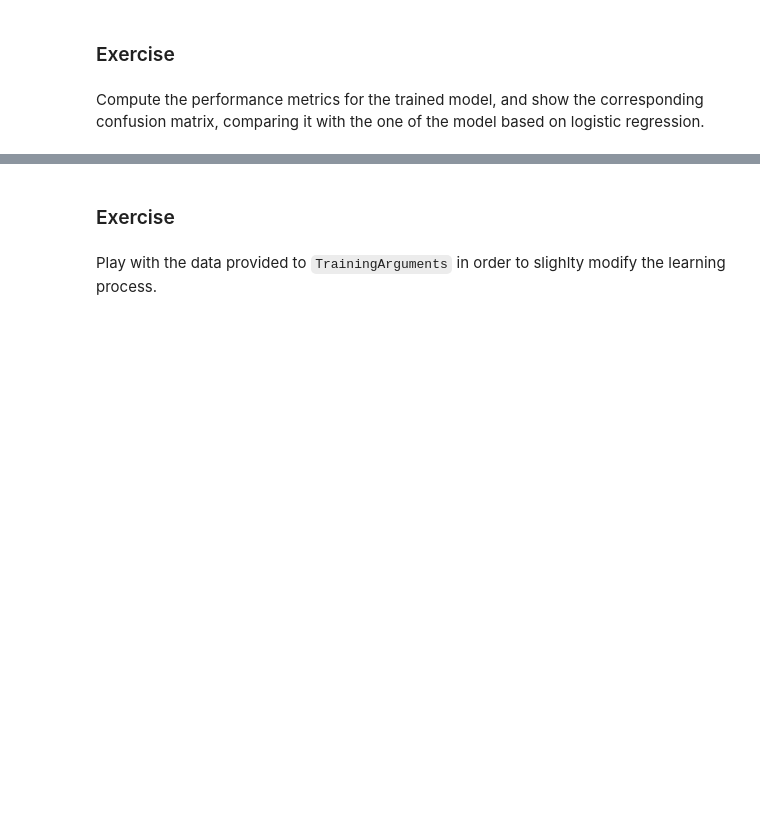
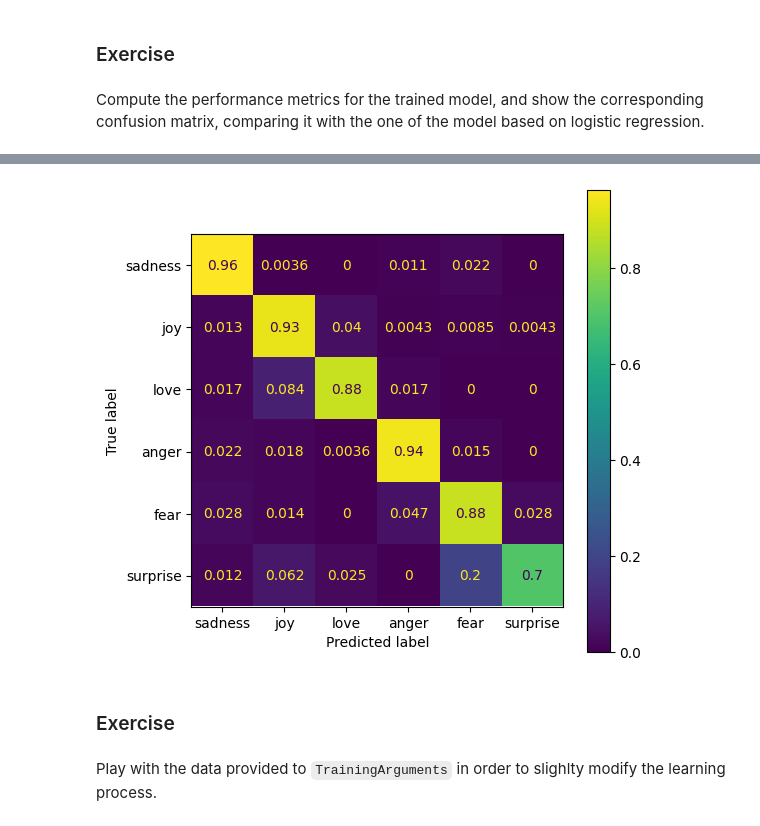
Before and after one commit to asia281/DL4Sciences, a Jupyter notebook: Asia_of_week_05_seq_analysis.ipynb, the cells around one changed output, grey strips where cells are left out. Drawn from its saved outputs; the diff is of its cells as text; code cells hidden in the pictures; blank space fills up the shorter version.

```diff
--- a/Asia_of_week_05_seq_analysis.ipynb
+++ b/Asia_of_week_05_seq_analysis.ipynb
@@ -560,3 +651,7 @@ Repeat the previous exercise using another supervised ML model of your choice.
 ### Exercise
 # %% [markdown]
 Attach a classification head to the previously loaded DistilBERT model, using the `AutoModelForSequenceClassification` class.
+# %%
+model = (AutoModelForSequenceClassification
+         .from_pretrained(model_ckpt, num_labels=6)
+         .to(device))
@@ -593,3 +691,11 @@ def compute_metrics(pred):
 ### Exercise
 # %% [markdown]
 Use the `Trainer` class in order to train the model we have created (hint: have a look at the official documentation, and if something is not correct you can see the answer in the slides of the lecture).
+# %%
+trainer = Trainer(
+    model=model,  # the model to be trained
+    args=training_args,  # training arguments
+    train_dataset=emotions_encoded['train'],  # training dataset
+    eval_dataset=emotions_encoded['validation'],  # evaluation dataset
+    compute_metrics=compute_metrics  # define metrics
+)
@@ -595,0 +705,2 @@ Use the `Trainer` class in order to train the model we have created (hint: have
+# %%
+trainer.train()
@@ -597,3 +714,6 @@ Use the `Trainer` class in order to train the model we have created (hint: have
 ### Exercise
 # %% [markdown]
 Compute the performance metrics for the trained model, and show the corresponding confusion matrix, comparing it with the one of the model based on logistic regression.
+# %%
+output = trainer.predict(emotions_encoded['validation'])
+output.metrics
@@ -600,3 +728,8 @@ Compute the performance metrics for the trained model, and show the correspondin
+# %%
+y_preds = np.argmax(output.predictions, axis=1)
+plot_confusion_matrix(y_preds, y_valid, labels)
+# %% [output]
+[figure, added]
 # %% [markdown]
 ### Exercise
 # %% [markdown]
```
Also changed, not shown: parts of 39 cells of this notebook.
